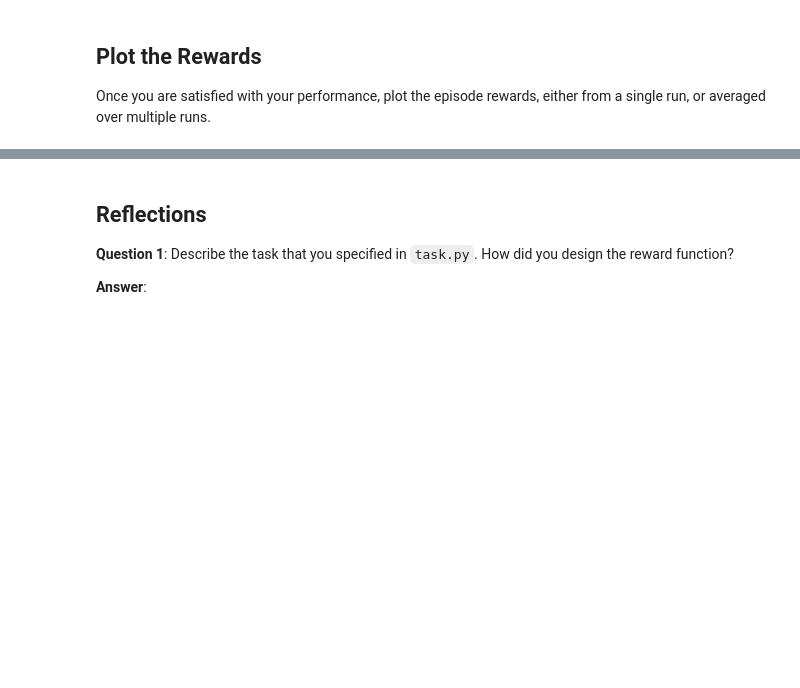
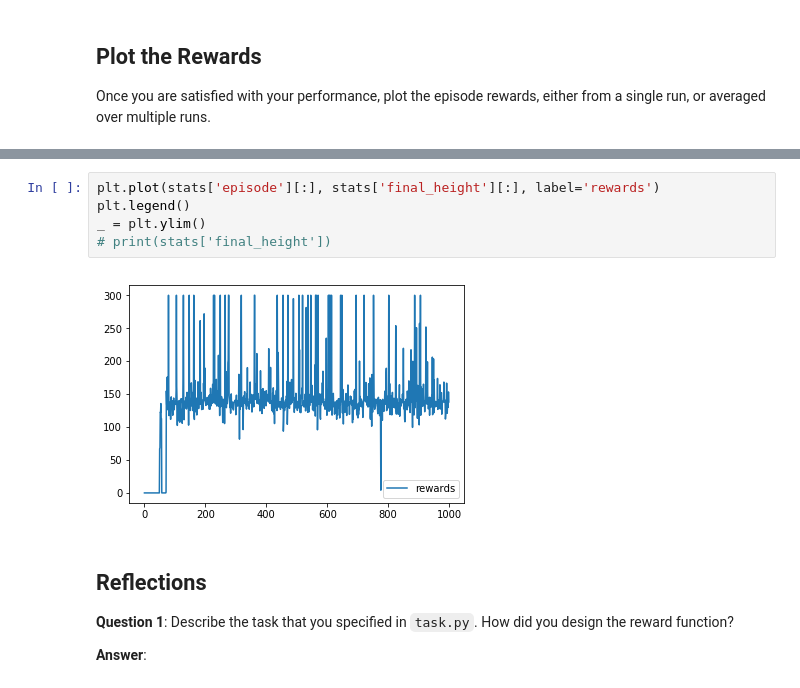
Before and after one commit to ariel-ms/machine-learning-nd, a Jupyter notebook: projects/RL-Quadcopter-2/Quadcopter_Project.ipynb, the cells around one changed output, grey strips where cells are left out. Saved outputs shown, nothing was run; the diff lists cells and outputs as text; blank space fills up the shorter version.

```diff
--- a/projects/RL-Quadcopter-2/Quadcopter_Project.ipynb
+++ b/projects/RL-Quadcopter-2/Quadcopter_Project.ipynb
@@ -251,3 +271,10 @@ _ = plt.ylim()
+# %%
+plt.plot(stats['episode'][:], stats['final_height'][:], label='rewards')
+plt.legend()
+_ = plt.ylim()
+# print(stats['final_height'])
+# %% [output]
+[figure, added]
 # %% [markdown]
 ## Reflections
 
```
Also changed, not shown: parts of 9 cells of this notebook, 5 other files.
